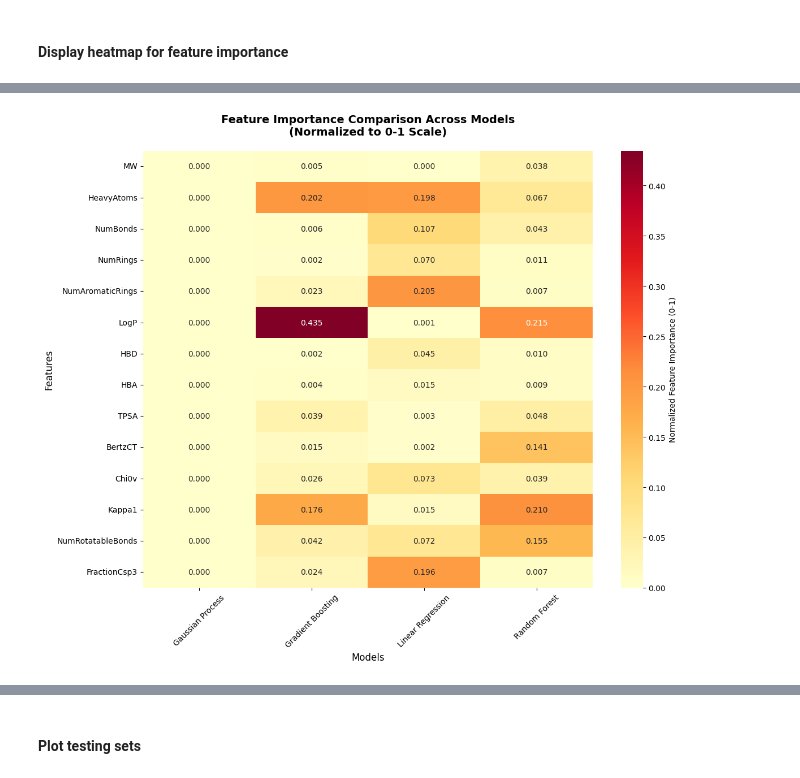
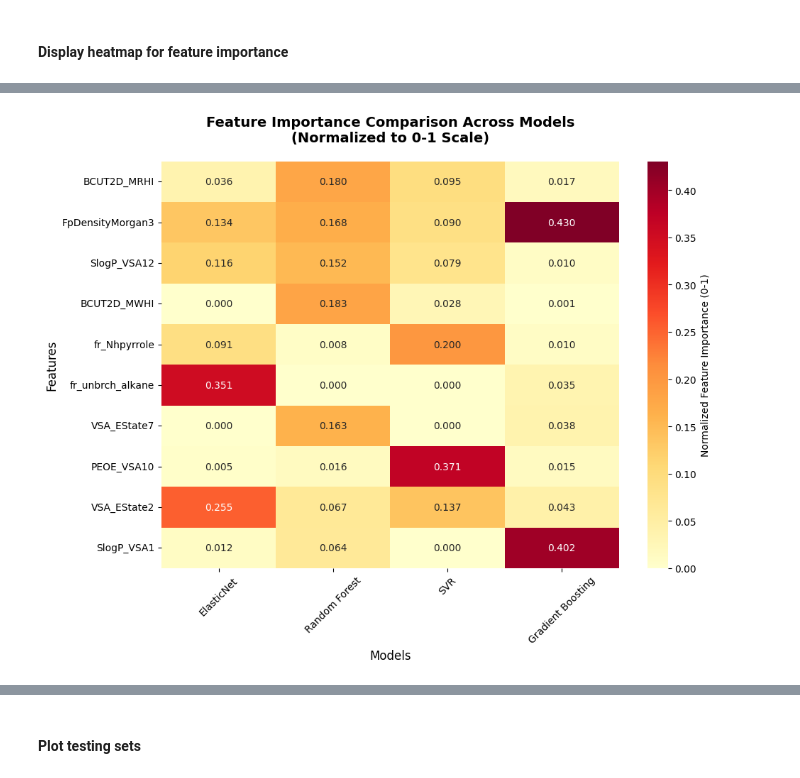
Before and after one commit to kareem-Abdelmaqsoud/HER-metal-complex-ligands, a Jupyter notebook: baseline_models.ipynb, the cells around one changed output, grey strips where cells are left out. Cells and saved outputs as stored; diff of their text form; code cells hidden in the pictures.

Commit message:
Update baseline models

```diff
--- a/baseline_models.ipynb
+++ b/baseline_models.ipynb
@@ -24,0 +83,5 @@ df[['Ligand Name','SMILES', 'Ni conc [mM]', 'Sample ID', 'max h2 (umol)']]
+# %%
+# Filter out ligands with no activity
+df_filtered = df[df['max h2 (umol)'] >= 0.5]
+#df_filtered = df
+df_filtered
@@ -160,0 +316,13 @@ Target distribution: mean=3.02, std=4.61
+# %%
+# 2. Select top features based on correlation with target
+# Calculate correlation with target
+correlations_with_target = X_features[feature_cols_reduced].corrwith(ml_data['max h2 (umol)']).abs()
+correlations_sorted = correlations_with_target.sort_values(ascending=False)
+
+print("Top 10 features by correlation with target:")
+print("=" * 60)
+print(correlations_sorted.head(10))
+
+# Select top 10 features
+top_n_features = 10
+feature_cols_selected = correlations_sorted.head(top_n_features).index.tolist()
@@ -251,65 +486,69 @@ from sklearn.inspection import permutation_importance
 feature_importances = {}
 
 for name, model in models.items():
-    if hasattr(model, 'feature_importances_'):
+    print(f"Processing {name}...")
+
+    # Handle pipeline models (Ridge, Lasso, ElasticNet, SVR, etc.)
+    if isinstance(model, Pipeline):
+        regressor = model.named_steps['regressor']
+        if hasattr(regressor, 'coef_'):
+            # Linear models with coefficients
+            importances = np.abs(regressor.coef_)
+            feature_importances[name] = pd.DataFrame({
+                'feature': feature_cols_selected,
+                'importance': importances
+            }).sort_values('importance', ascending=False)
+        else:
+            # For non-linear models in pipeline (like SVR with RBF kernel)
+            # Use permutation importance
+            perm_importance = permutation_importance(model, X_test, y_test,
+                                                   n_repeats=10, random_state=21,
+                                                   scoring='r2')
+            importances = perm_importance.importances_mean
+            feature_importances[name] = pd.DataFrame({
+                'feature': feature_cols_selected,
+                'importance': importances
+            }).sort_values('importance', ascending=False)
+    # Handle regular models (Random Forest)
+    elif hasattr(model, 'feature_importances_'):
         importances = model.feature_importances_
         feature_importances[name] = pd.DataFrame({
-            'feature': feature_cols,
+            'feature': feature_cols_selected,
             'importance': importances
         }).sort_values('importance', ascending=False)
-
-    elif hasattr(model, 'coef_'):
-        # Linear models
-        importances = np.abs(model.coef_)  # Use absolute values
-        feature_importances[name] = pd.DataFrame({
-            'feature': feature_cols,
-            'importance': importances
-        }).sort_values('importance', ascending=False)
-
-    elif name == 'ANN (MLP)':
-        # Permutation importance on scaled data
-        perm_importance = permutation_importance(model, X_test_scaled, y_test,
+    else:
+        # Fallback to permutation importance for any other model type
+        perm_importance = permutation_importance(model, X_test, y_test,
                                                n_repeats=10, random_state=21,
                                                scoring='r2')
         importances = perm_importance.importances_mean
         feature_importances[name] = pd.DataFrame({
-            'feature': feature_cols,
+            'feature': feature_cols_selected,
             'importance': importances
         }).sort_values('importance', ascending=False)
 
-    else:
-        # Permutation importance on original data
-        if name == 'Gaussian Process':
-            X_use = X_test
-        else:
-            X_use = X_test
-
-        perm_importance = permutation_importance(model, X_use, y_test,
-                                               n_repeats=10, random_state=21,
-                                               scoring='r2')
-        importances = perm_importance.importances_mean
-        feature_importances[name] = pd.DataFrame({
-            'feature': feature_cols,
-            'importance': importances
-        }).sort_values('importance', ascending=False)
+print(f"\nFeature importances calculated for {len(feature_importances)} models:")
+print(list(feature_importances.keys()))
 
 # Create normalized feature importance matrix for heatmap
-all_features = feature_cols
+all_features = feature_cols_selected
 importance_matrix = pd.DataFrame(index=all_features)
 
 for model_name, importance_df in feature_importances.items():
     # Normalize importances to 0-1 scale for each model
     importances = importance_df.set_index('feature')['importance']
     # Handle negative values from permutation importance
-    importances = np.maximum(importances, 0)  # Set negative values to 0
+    importances = np.maximum(importances, 0)
     if importances.sum() > 0:
-        normalized_importances = importances / importances.sum()  # Normalize to 0-1
+        normalized_importances = importances / importances.sum()
     else:
-        normalized_importances = importances * 0  # All zeros if sum is 0
+        normalized_importances = importances * 0
     importance_matrix[model_name] = normalized_importances.reindex(all_features, fill_value=0)
 
-# Create heatmap
-fig, ax = plt.subplots(figsize=(12, 10))
+# Create heatmap with dynamic figure size based on number of models
+n_models = len(feature_importances)
+fig_width = max(10, 2.5 * n_models)
+fig, ax = plt.subplots(figsize=(fig_width, 8))
 
 sns.heatmap(importance_matrix,
             annot=True,
@@ -338 +584 @@ for model_name, importance_df in feature_importances.items():
-[figure, old version]
+[figure, new version]
```
Also changed, not shown: parts of 22 cells of this notebook, 1 other file.
